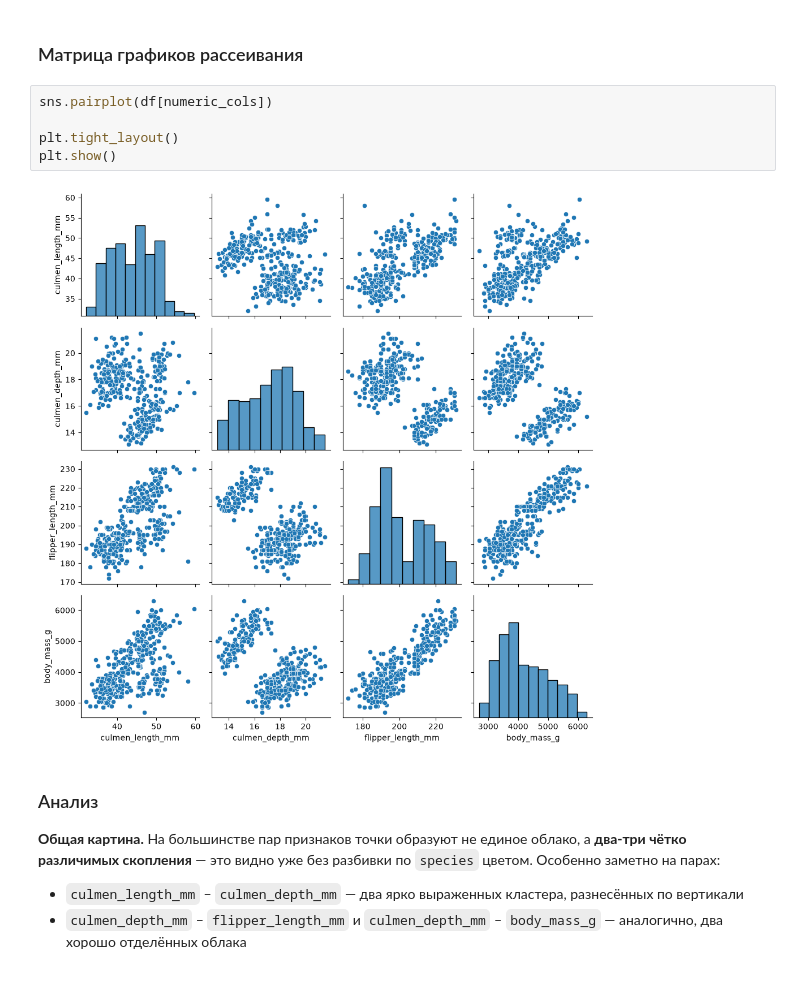
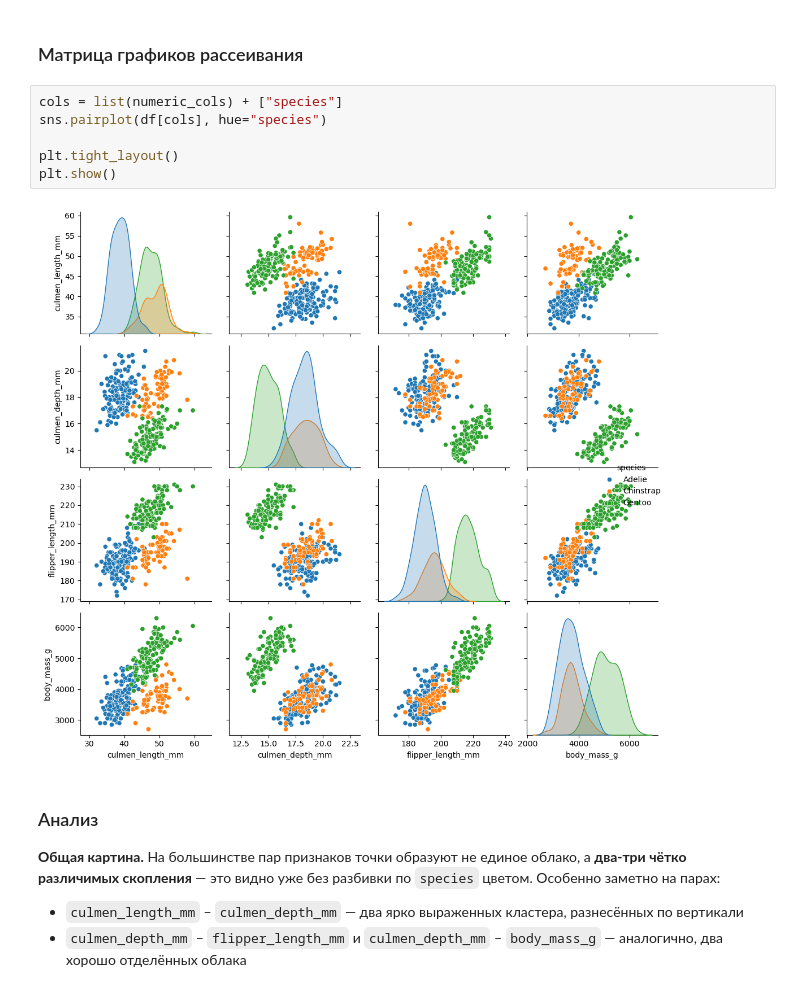
Before and after one commit to MikelazDotPy/ML-2026-IS-Course, a Jupyter notebook: lb1.ipynb, the cells around one changed output. Saved outputs shown, nothing was run; the diff lists cells and outputs as text.

```diff
--- a/lb1.ipynb
+++ b/lb1.ipynb
@@ -172,12 +171,13 @@ df[numeric_cols].corr()
 # %% [markdown]
 ### Матрица графиков рассеивания
 # %%
-sns.pairplot(df[numeric_cols])
+cols = list(numeric_cols) + ["species"]
+sns.pairplot(df[cols], hue="species")
 
 plt.tight_layout()
 plt.show()
 # %% [output]
-[figure, old version]
+[figure, new version]
 # %% [markdown]
 ### Анализ
 
```
Also changed, not shown: parts of 3 cells of this notebook, 2 other files.
